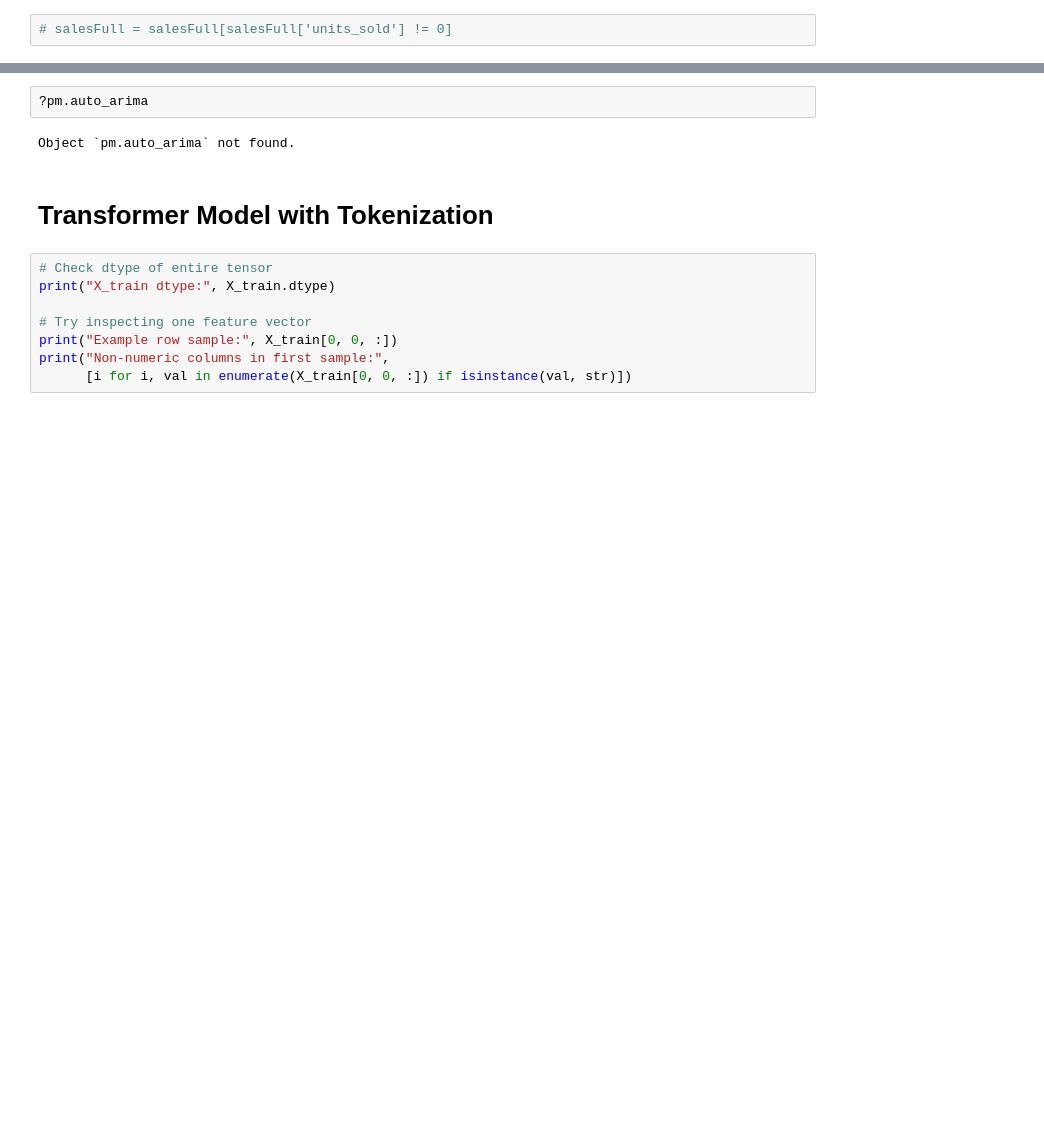
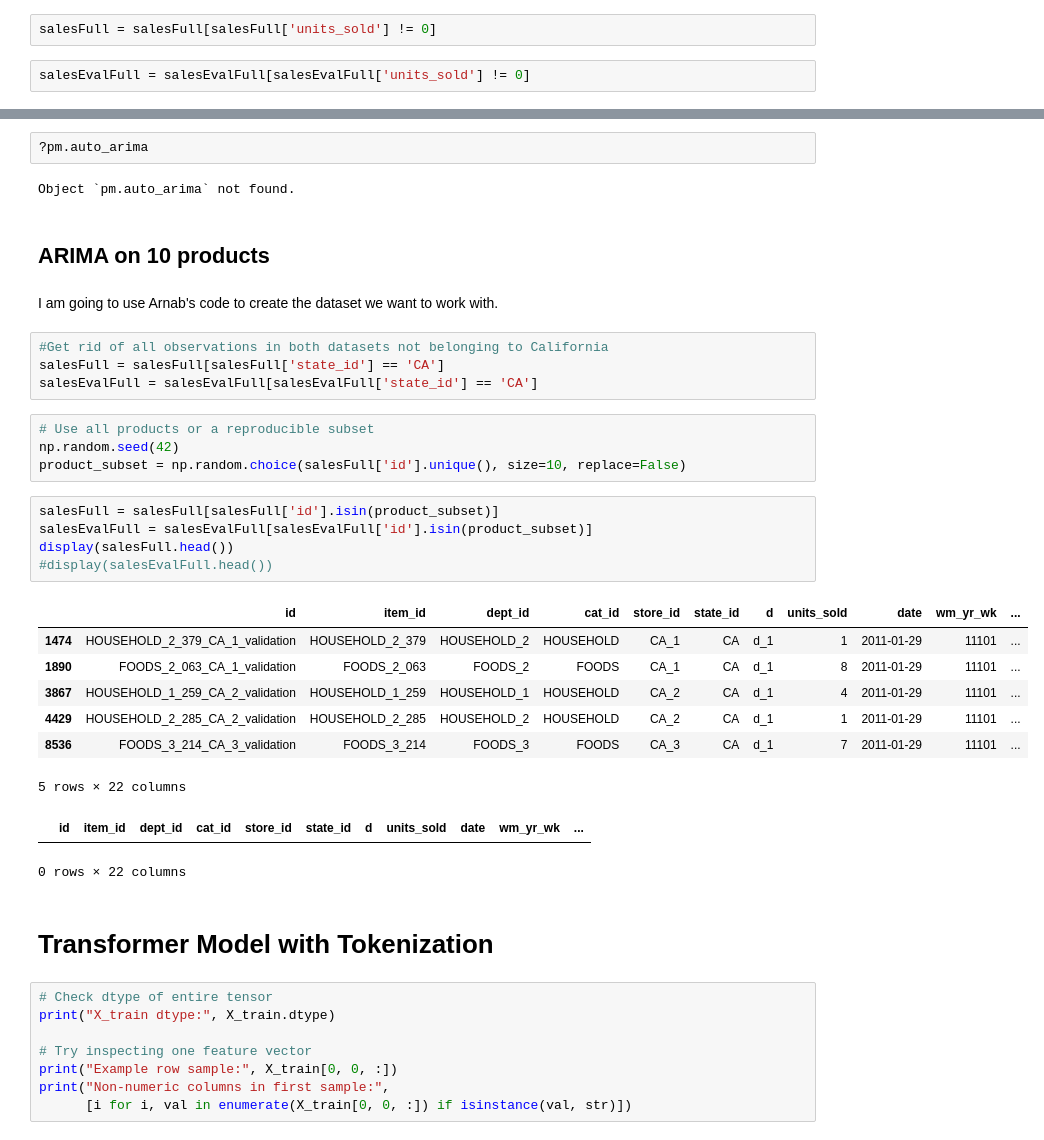
Before and after one commit to Legacy560/MTLSA25-Sales-Forecasting-Project, a Jupyter notebook: Cleaning and ARIMA/Sales_Forecasting_transformer.ipynb, the cells around one changed output, grey strips where cells are left out. Drawn from its saved outputs; the diff is of its cells as text; blank space fills up the shorter version.

Commit message:
Began adding my ARIMA implementation

```diff
--- a/Cleaning and ARIMA/Sales_Forecasting_transformer.ipynb
+++ b/Cleaning and ARIMA/Sales_Forecasting_transformer.ipynb
@@ -282,4 +360,6 @@ salesFull.shape
 # %% [output]
 (58327370, 22)
 # %%
-# salesFull = salesFull[salesFull['units_sold'] != 0]
+salesFull = salesFull[salesFull['units_sold'] != 0]
+# %%
+salesEvalFull = salesEvalFull[salesEvalFull['units_sold'] != 0]
@@ -773,6 +857,33 @@ The data is now stationary! We can begin fitting the model.
 ?pm.auto_arima
 # %% [output]
 Object `pm.auto_arima` not found.
+# %% [markdown]
+## ARIMA on 10 products
+# %% [markdown]
+I am going to use Arnab's code to create the dataset we want to work with.
+# %%
+#Get rid of all observations in both datasets not belonging to California
+salesFull = salesFull[salesFull['state_id'] == 'CA']
+salesEvalFull = salesEvalFull[salesEvalFull['state_id'] == 'CA']
+# %%
+# Use all products or a reproducible subset
+np.random.seed(42)
+product_subset = np.random.choice(salesFull['id'].unique(), size=10, replace=False)
+# %%
+salesFull = salesFull[salesFull['id'].isin(product_subset)]
+salesEvalFull = salesEvalFull[salesEvalFull['id'].isin(product_subset)]
+display(salesFull.head())
+#display(salesEvalFull.head())
+# %% [output]
+|  | id | item_id | dept_id | cat_id | store_id | state_id | d | units_sold | date | wm_yr_wk | ... |
+| 1474 | HOUSEHOLD_2_379_CA_1_validation | HOUSEHOLD_2_379 | HOUSEHOLD_2 | HOUSEHOLD | CA_1 | CA | d_1 | 1 | 2011-01-29 | 11101 | ... |
+| 1890 | FOODS_2_063_CA_1_validation | FOODS_2_063 | FOODS_2 | FOODS | CA_1 | CA | d_1 | 8 | 2011-01-29 | 11101 | ... |
+| 3867 | HOUSEHOLD_1_259_CA_2_validation | HOUSEHOLD_1_259 | HOUSEHOLD_1 | HOUSEHOLD | CA_2 | CA | d_1 | 4 | 2011-01-29 | 11101 | ... |
+| 4429 | HOUSEHOLD_2_285_CA_2_validation | HOUSEHOLD_2_285 | HOUSEHOLD_2 | HOUSEHOLD | CA_2 | CA | d_1 | 1 | 2011-01-29 | 11101 | ... |
+| 8536 | FOODS_3_214_CA_3_validation | FOODS_3_214 | FOODS_3 | FOODS | CA_3 | CA | d_1 | 7 | 2011-01-29 | 11101 | ... |
+5 rows × 22 columns
+|  | id | item_id | dept_id | cat_id | store_id | state_id | d | units_sold | date | wm_yr_wk | ... |
+0 rows × 22 columns
 # %% [markdown]
 # Transformer Model with Tokenization
 # %%
```
Also changed, not shown: parts of 15 cells of this notebook.
